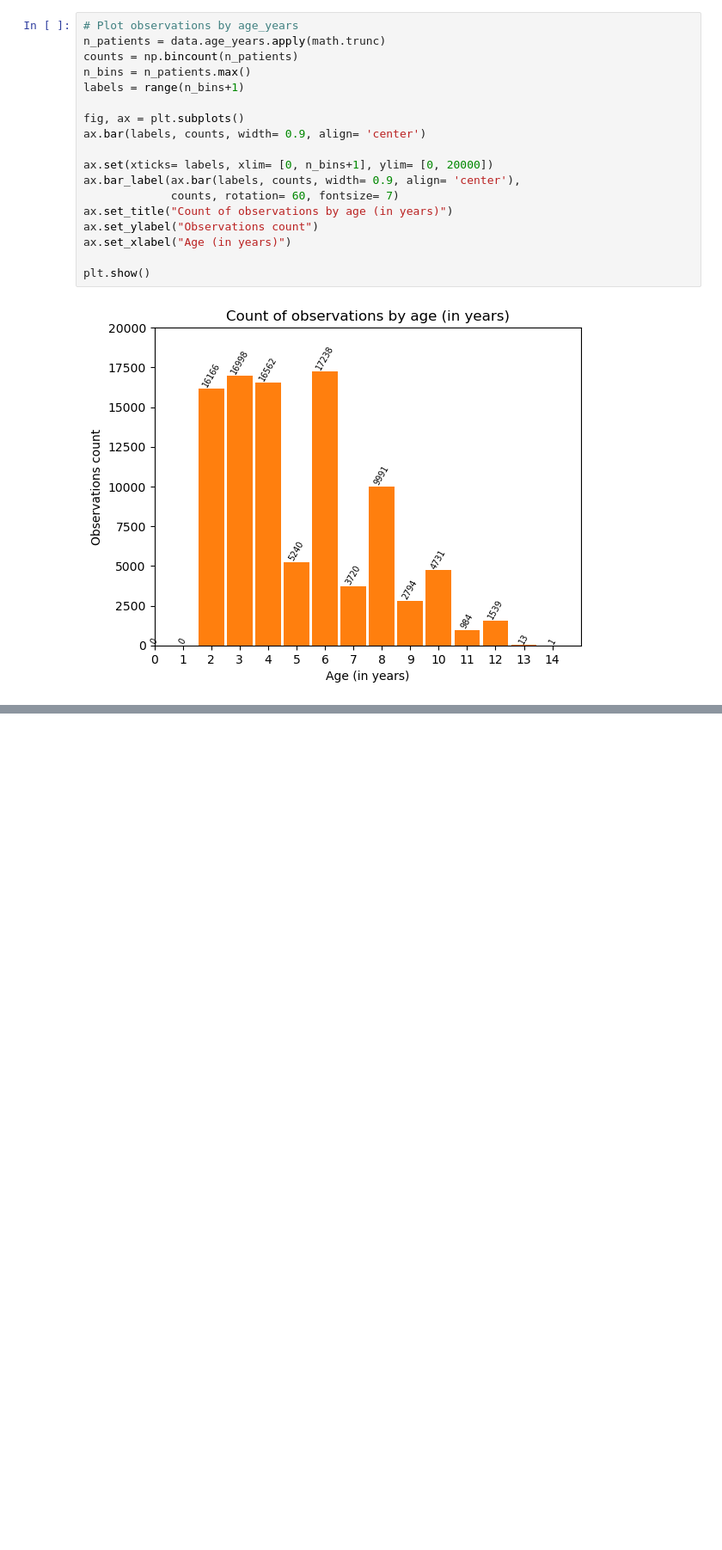
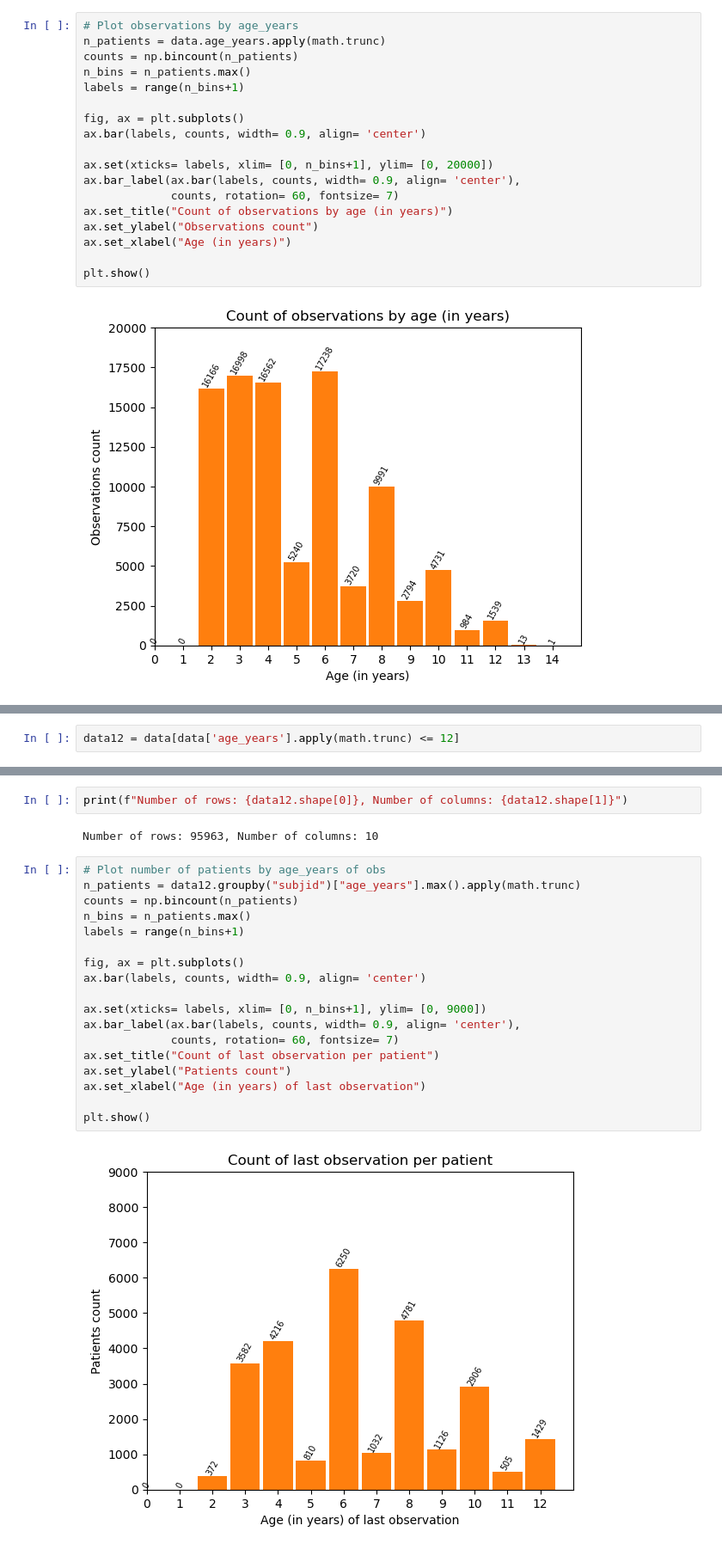
Before and after one commit to Marc-CC/Teen-Obesity-predictor-App, a Jupyter notebook: ML_models_tfm.ipynb, the cells around one changed output, grey strips where cells are left out. Shown: that part at 86% size. Cells and saved outputs as stored; diff of their text form; blank space fills up the shorter version.

Commit message:
Filtered data to 12 years old

```diff
--- a/ML_models_tfm.ipynb
+++ b/ML_models_tfm.ipynb
@@ -127,0 +130,2 @@ plt.show()
+# %%
+data12 = data[data['age_years'].apply(math.trunc) <= 12]
@@ -127,0 +145,24 @@ plt.show()
+# %%
+print(f"Number of rows: {data12.shape[0]}, Number of columns: {data12.shape[1]}")
+# %% [output]
+Number of rows: 95963, Number of columns: 10
+# %%
+# Plot number of patients by age_years of obs
+n_patients = data12.groupby("subjid")["age_years"].max().apply(math.trunc)
+counts = np.bincount(n_patients)
+n_bins = n_patients.max()
+labels = range(n_bins+1)
+
+fig, ax = plt.subplots()
+ax.bar(labels, counts, width= 0.9, align= 'center')
+
+ax.set(xticks= labels, xlim= [0, n_bins+1], ylim= [0, 9000])
+ax.bar_label(ax.bar(labels, counts, width= 0.9, align= 'center'),
+             counts, rotation= 60, fontsize= 7)
+ax.set_title("Count of last observation per patient")
+ax.set_ylabel("Patients count")
+ax.set_xlabel("Age (in years) of last observation")
+
+plt.show()
+# %% [output]
+[figure, added]
```
Also changed, not shown: parts of 3 cells of this notebook.
